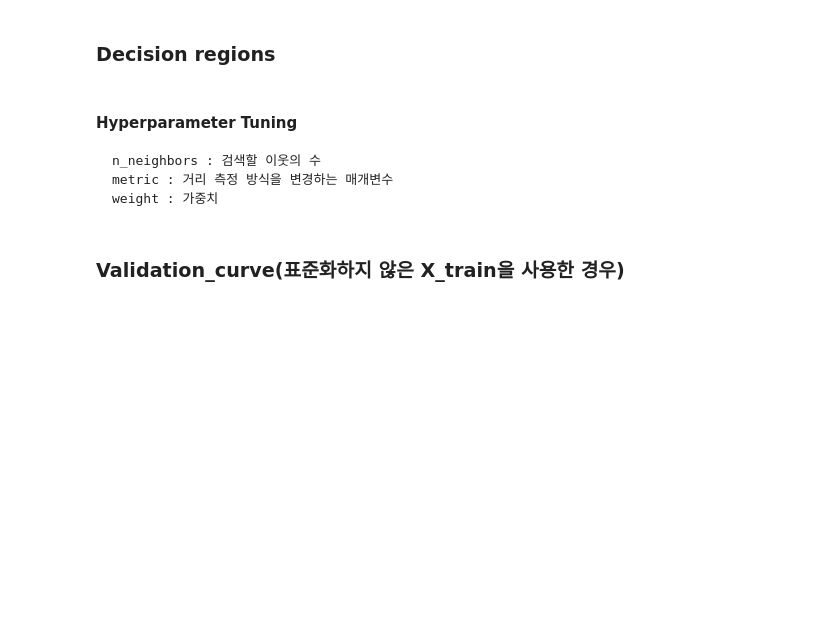
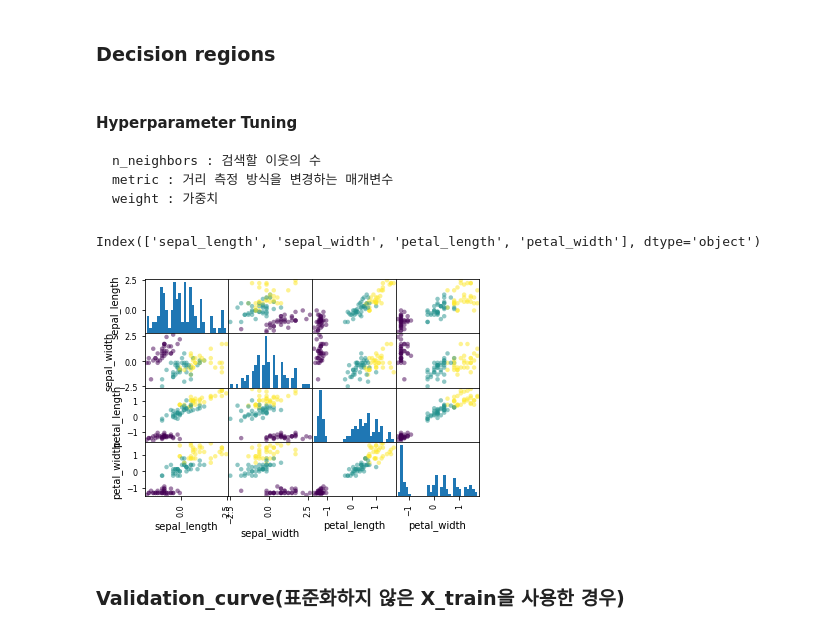
Before and after one commit to DalkomCandy/Python, a Jupyter notebook: DataScience/금융머신러닝/HW02/HW02_박규민.ipynb, the cells around one changed output. Drawn from its saved outputs; the diff is of its cells as text; code cells hidden in the pictures; blank space fills up the shorter version.

```diff
--- a/DataScience/금융머신러닝/HW02/HW02_박규민.ipynb
+++ b/DataScience/금융머신러닝/HW02/HW02_박규민.ipynb
@@ -109,6 +109,21 @@ weighted avg       0.96      0.96      0.96        45
     n_neighbors : 검색할 이웃의 수
     metric : 거리 측정 방식을 변경하는 매개변수
     weight : 가중치
+# %%
+X.columns
+# %% [output]
+Index(['sepal_length', 'sepal_width', 'petal_length', 'petal_width'], dtype='object')
+# %%
+iris_df = pd.DataFrame(X_train_std, columns=X.columns)
+pd.plotting.scatter_matrix(iris_df,
+                  c=y_train_pred, # 색깔로 구분할 데이터
+                  hist_kwds={'bins':30}, # 히스토그램
+                  marker='o', # marker
+                  s=20) # size
+
+plt.show()
+# %% [output]
+[figure, added]
 # %% [markdown]
 ### Validation_curve(표준화하지 않은 X_train을 사용한 경우)
 # %%
```
Also changed, not shown: parts of 3 cells of this notebook, 3 other files.
